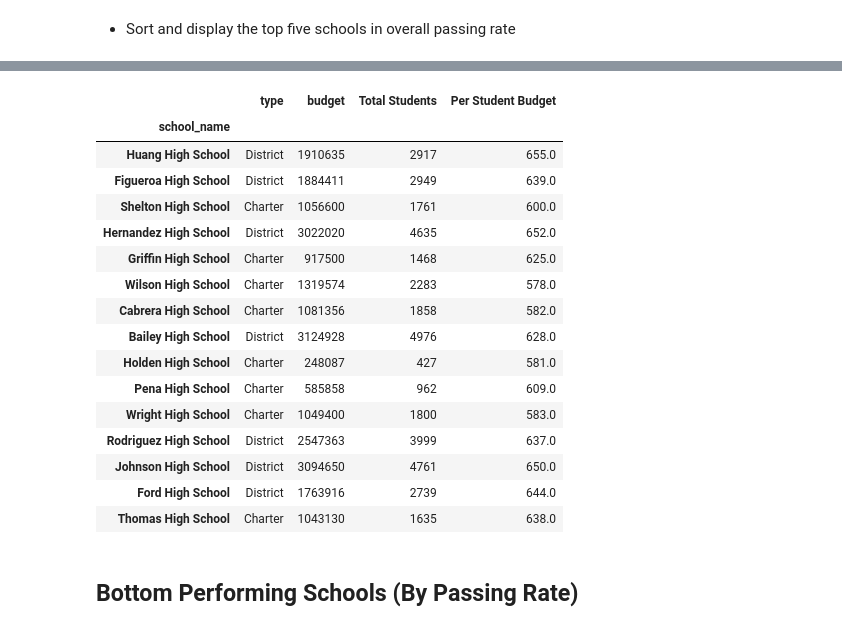
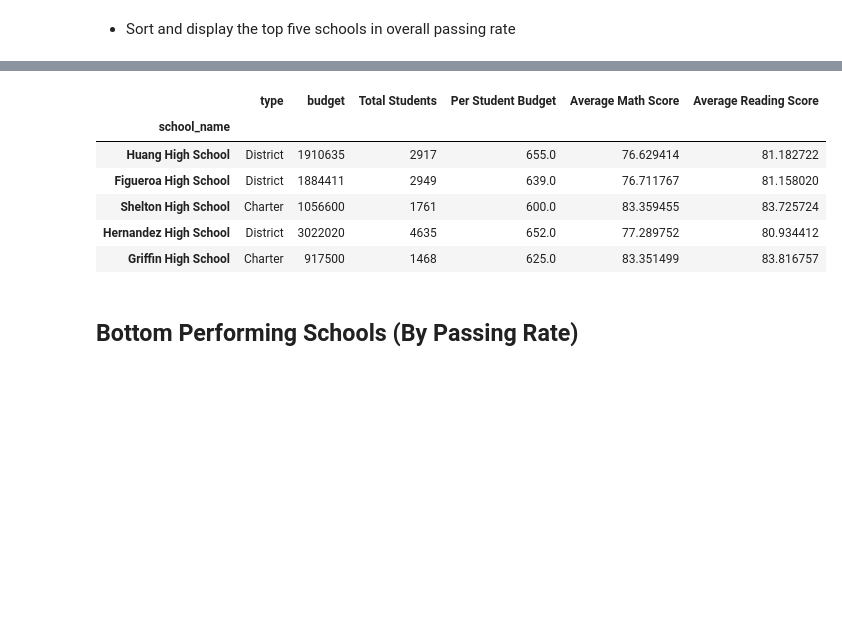
Before and after one commit to jbizzlefoshizzle/Analysis-of-City-Schools, a Jupyter notebook: PyCitySchools_JB_Paragas.ipynb, the cells around one changed output, grey strips where cells are left out. Cells and saved outputs as stored; diff of their text form; code cells hidden in the pictures; blank space fills up the shorter version.

Commit message:
Added Avg Math and Reading to dataframe.

```diff
--- a/PyCitySchools_JB_Paragas.ipynb
+++ b/PyCitySchools_JB_Paragas.ipynb
@@ -138,38 +127,40 @@ grouped_schools.count().head()
+# %%
+grouped_schools = school_data_complete.groupby(['school_name'])
+
+avg_math_by_school = grouped_schools['math_score'].mean()
+math_df = pd.DataFrame({"Average Math Score": avg_math_by_school})
+
+avg_reading_by_school = grouped_schools['reading_score'].mean()
+read_df = pd.DataFrame({"Average Reading Score": avg_reading_by_school})
+
+math_and_read_df = pd.merge(math_df, read_df, on="school_name")
 # %%
 all_names_and_types = school_data_complete[['school_name', 'type', 'budget']]
 names_and_types = all_names_and_types.drop_duplicates('school_name')
 names_and_types
 df_1 = names_and_types.set_index('school_name')
 df_1.head()
 
 school_students_count = grouped_schools["Student ID"].count()
 school_students_count.head()
 df_2 = pd.DataFrame({"Total Students": school_students_count})
 df_2.head()
 
 df_merge_1 = pd.merge(df_1, df_2, on='school_name')
-df_merge_1
 
 df_merge_1['Per Student Budget'] = df_merge_1['budget']/df_merge_1['Total Students']
-df_merge_1
+df_merge_1.head()
+
+df_merge_2 = pd.merge(df_merge_1, math_and_read_df, on='school_name')
+df_merge_2.head()
 # %% [output]
-|  | type | budget | Total Students | Per Student Budget |
-| school_name |  |  |  |  |
-| Huang High School | District | 1910635 | 2917 | 655.0 |
-| Figueroa High School | District | 1884411 | 2949 | 639.0 |
-| Shelton High School | Charter | 1056600 | 1761 | 600.0 |
-| Hernandez High School | District | 3022020 | 4635 | 652.0 |
-| Griffin High School | Charter | 917500 | 1468 | 625.0 |
-| Wilson High School | Charter | 1319574 | 2283 | 578.0 |
-| Cabrera High School | Charter | 1081356 | 1858 | 582.0 |
-| Bailey High School | District | 3124928 | 4976 | 628.0 |
-| Holden High School | Charter | 248087 | 427 | 581.0 |
-| Pena High School | Charter | 585858 | 962 | 609.0 |
-| Wright High School | Charter | 1049400 | 1800 | 583.0 |
-| Rodriguez High School | District | 2547363 | 3999 | 637.0 |
-| Johnson High School | District | 3094650 | 4761 | 650.0 |
-| Ford High School | District | 1763916 | 2739 | 644.0 |
-| Thomas High School | Charter | 1043130 | 1635 | 638.0 |
+|  | type | budget | Total Students | Per Student Budget | Average Math Score | Average Reading Score |
+| school_name |  |  |  |  |  |  |
+| Huang High School | District | 1910635 | 2917 | 655.0 | 76.629414 | 81.182722 |
+| Figueroa High School | District | 1884411 | 2949 | 639.0 | 76.711767 | 81.158020 |
+| Shelton High School | Charter | 1056600 | 1761 | 600.0 | 83.359455 | 83.725724 |
+| Hernandez High School | District | 3022020 | 4635 | 652.0 | 77.289752 | 80.934412 |
+| Griffin High School | Charter | 917500 | 1468 | 625.0 | 83.351499 | 83.816757 |
 # %% [markdown]
 ## Bottom Performing Schools (By Passing Rate)
 # %% [markdown]
```
Also changed, not shown: parts of 1 cell of this notebook.
